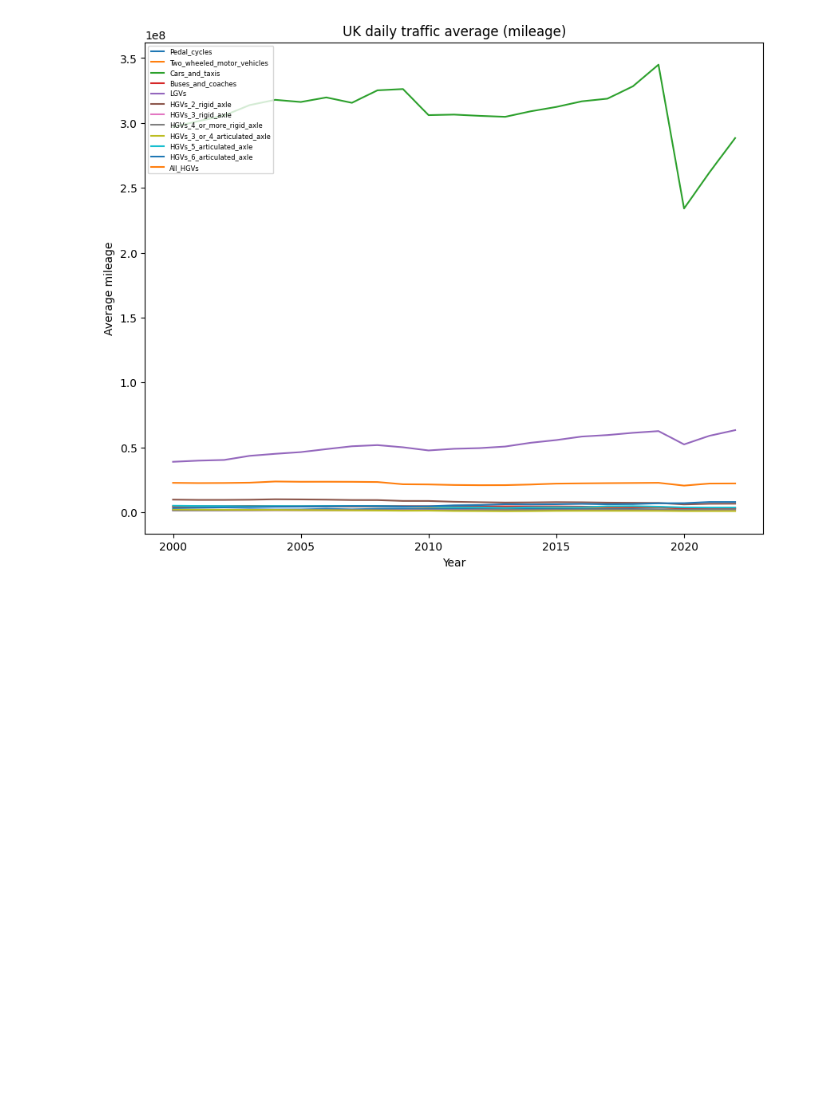
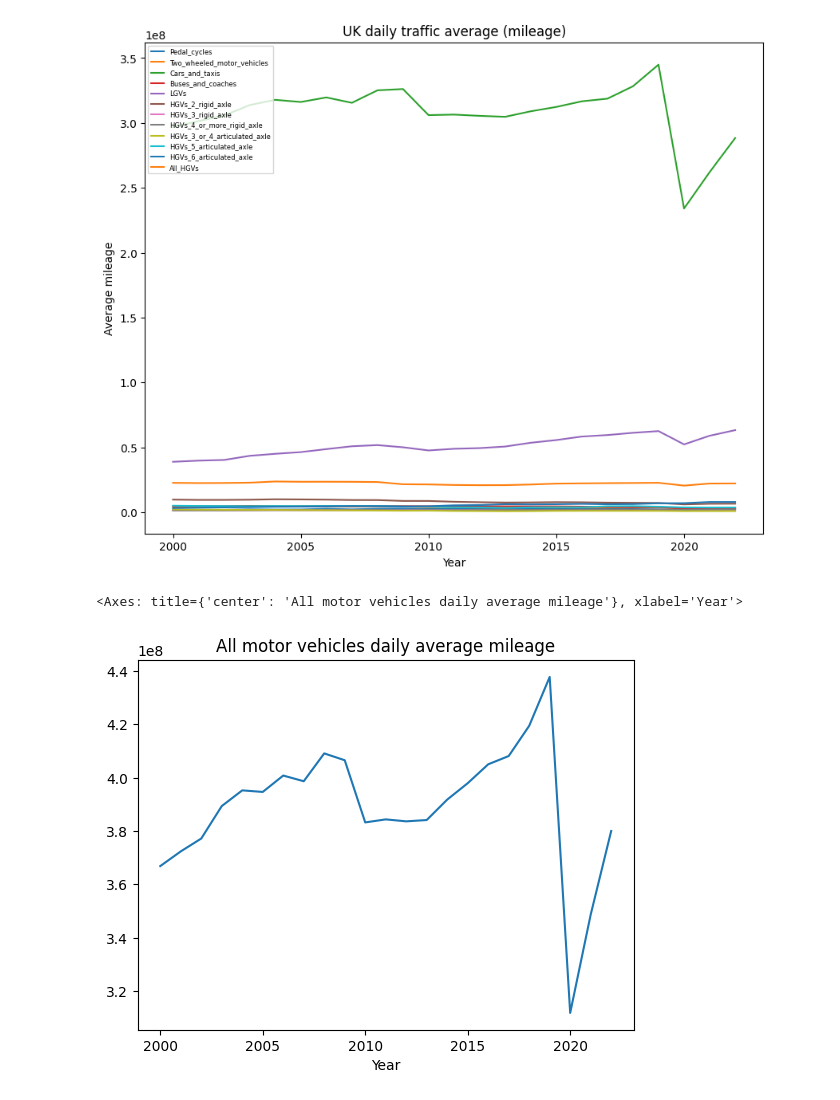
Before and after one commit to andyghpro/ev-forecast, a Jupyter notebook: test.ipynb, the cells around one changed output. Saved outputs shown, nothing was run; the diff lists cells and outputs as text; code cells hidden in the pictures; blank space fills up the shorter version.

Commit message:
adding all motor vehicle traffic

```diff
--- a/test.ipynb
+++ b/test.ipynb
@@ -75,3 +75,10 @@ plt.title('UK daily traffic average (mileage)')
 # %% [output]
 Text(0.5, 1.0, 'UK daily traffic average (mileage)')
 [figure]
+# %%
+# a view of all motor vehicle average mileage in the past years
+df_all = df.groupby('Year')['All_motor_vehicles'].sum()
+df_all.plot(title='All motor vehicles daily average mileage')
+# %% [output]
+<Axes: title={'center': 'All motor vehicles daily average mileage'}, xlabel='Year'>
+[figure, added]
```
